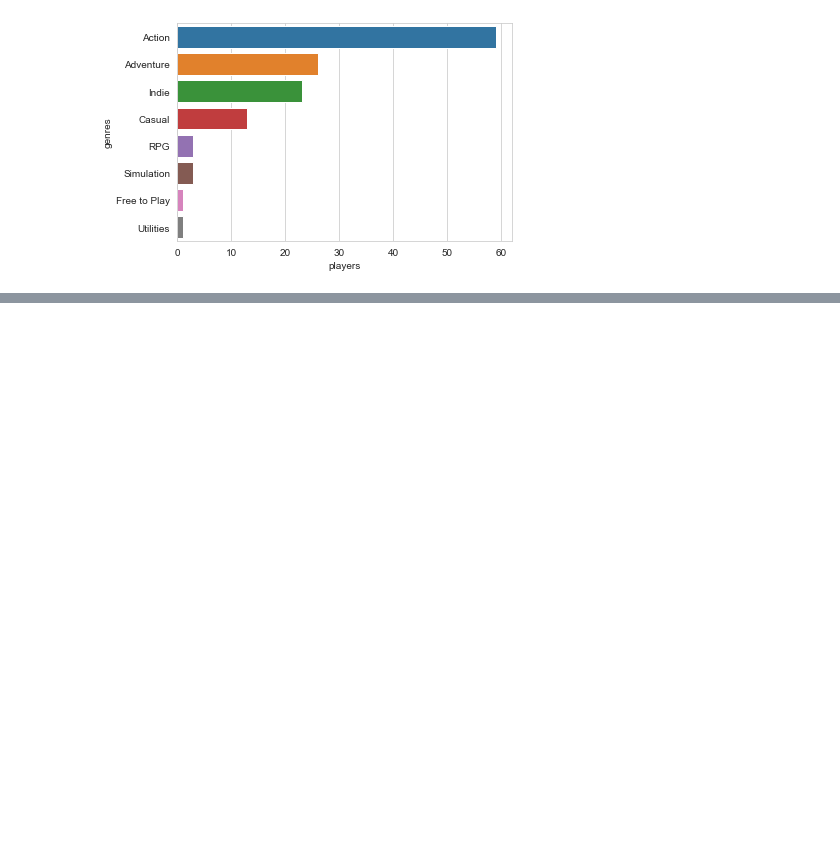
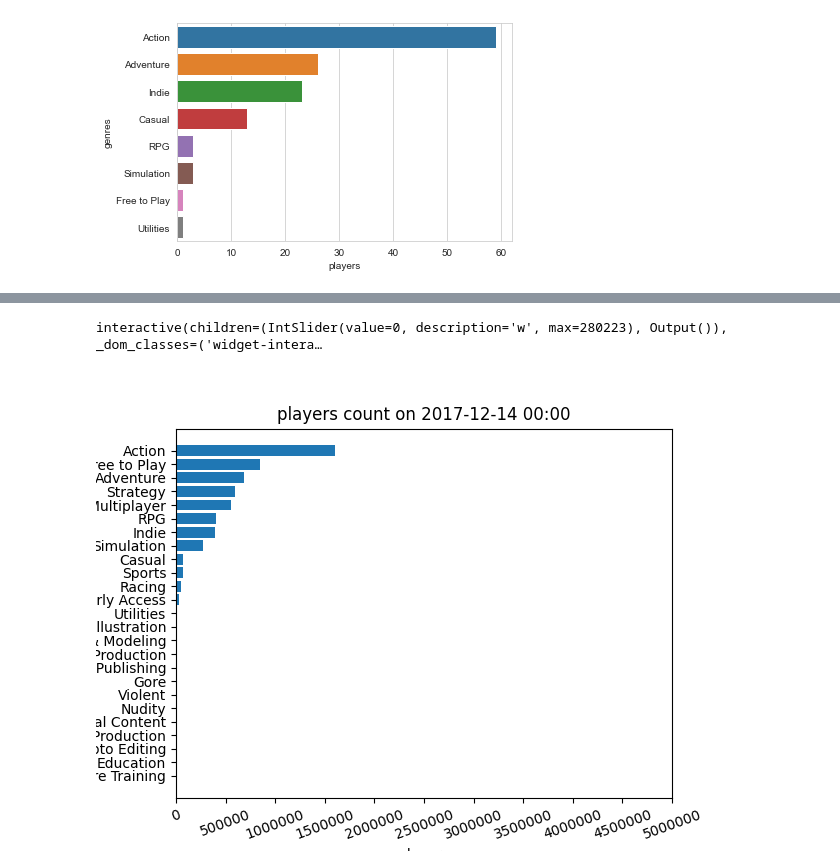
Before and after one commit to com-480-data-visualization/project-2023-no-preference, a Jupyter notebook: no_preference.ipynb, the cells around one changed output, grey strips where cells are left out. Cells and saved outputs as stored; diff of their text form; code cells hidden in the pictures; blank space fills up the shorter version.

Commit message:
approach on player count dataset

```diff
--- a/no_preference.ipynb
+++ b/no_preference.ipynb
@@ -82,0 +131,13 @@ sns.barplot(x=plot_df.players , y=plot_df.index, errorbar=None)
+# %%
+# Create a new data set with categories as feature and time as index
+for index, row in genres.iterrows():
+    fileName = (str(row[0]) + ".csv")
+    if row[1] != np.NaN and fileName in games:
+        temp = pd.read_csv(DIR + "PlayerCountHistoryPart1/" + fileName)
+        for i in range(1,9):
+            if type(row[i]) != str:
+                break
+            his_count[row[i]] += (temp["Playercount"])
+
+his_count.index = date
+his_count.to_csv(DIR + "playercount.csv")
@@ -82,0 +146,3 @@ sns.barplot(x=plot_df.players , y=plot_df.index, errorbar=None)
+# %%
+df = pd.read_csv(DIR + 'playercount.csv')
+df.head()
@@ -82,0 +157,29 @@ sns.barplot(x=plot_df.players , y=plot_df.index, errorbar=None)
+# %%
+# Plot the bar graph
+
+def generateSortedList(date):
+    temp = list(zip(df.columns[1:], (df.iloc[ date , 1:].tolist())))
+    return np.array(sorted(temp, key=lambda x:x[1]))
+
+fig = plt.figure()
+data = generateSortedList(df.index[0])
+ax = fig.add_subplot(1, 1, 1)
+rects = ax.barh( data[:,0] , data[:,1] )
+plt.xlim([0, 2000000])
+plt.xticks([i for i in range(0,5000001, 500000)], labels=[str(i) for i in range(0,5000001, 500000)], rotation=20)
+plt.xlabel("players")
+plt.ylabel("genres")
+
+def update(w = 0):
+    plt.title("players count on " + df.loc[ w ,"Time"])
+    tempdata = generateSortedList(w)
+    counter = 0
+    for rect in rects:
+        rect.set_width(float(tempdata[:, 1][counter]))
+        counter += 1
+    fig.canvas.draw_idle()
+
+interact(update, w=(0,len(df.index)-1));
+# %% [output]
+interactive(children=(IntSlider(value=0, description='w', max=280223), Output()), _dom_classes=('widget-intera…
+[figure, added]
```
Also changed, not shown: parts of 11 cells of this notebook.
